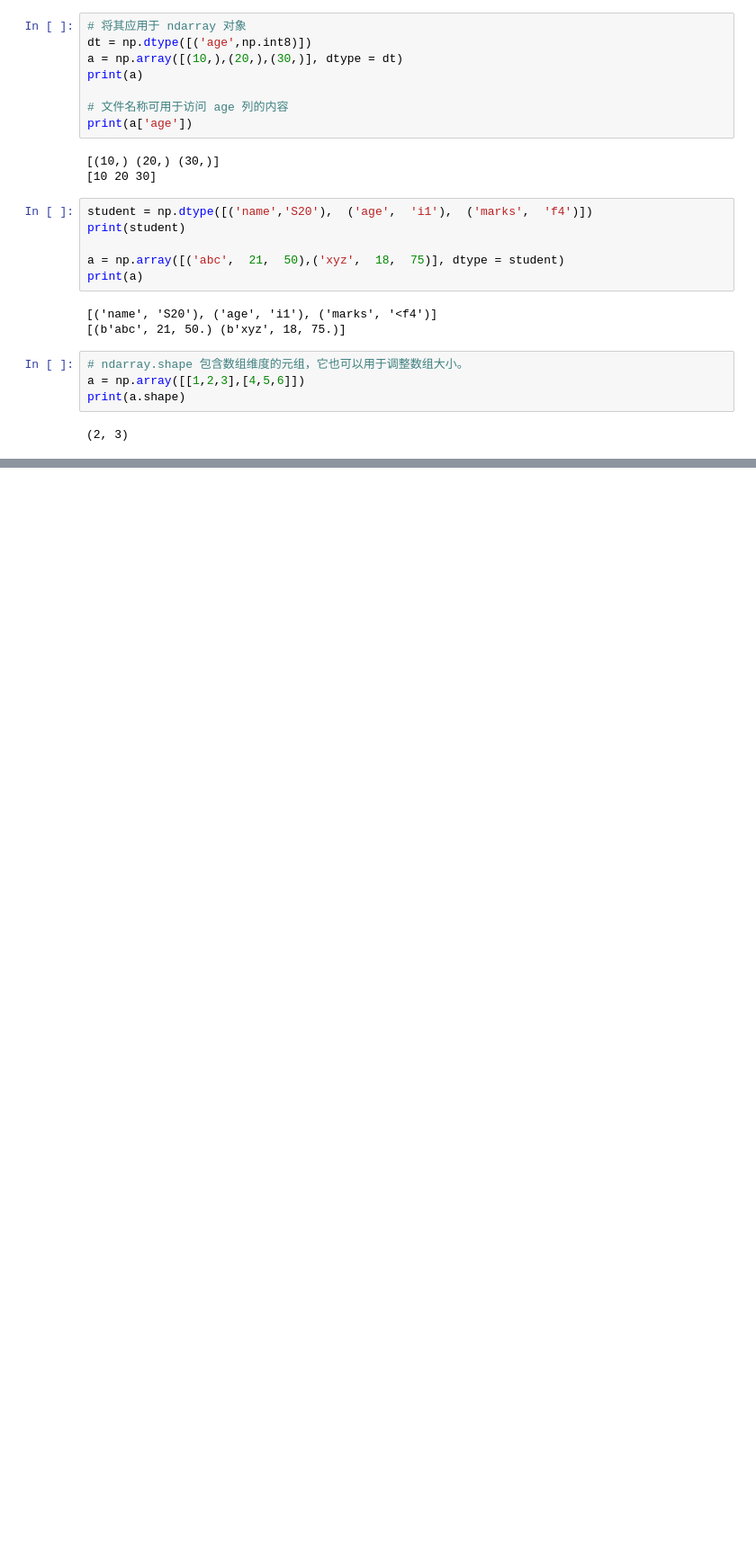
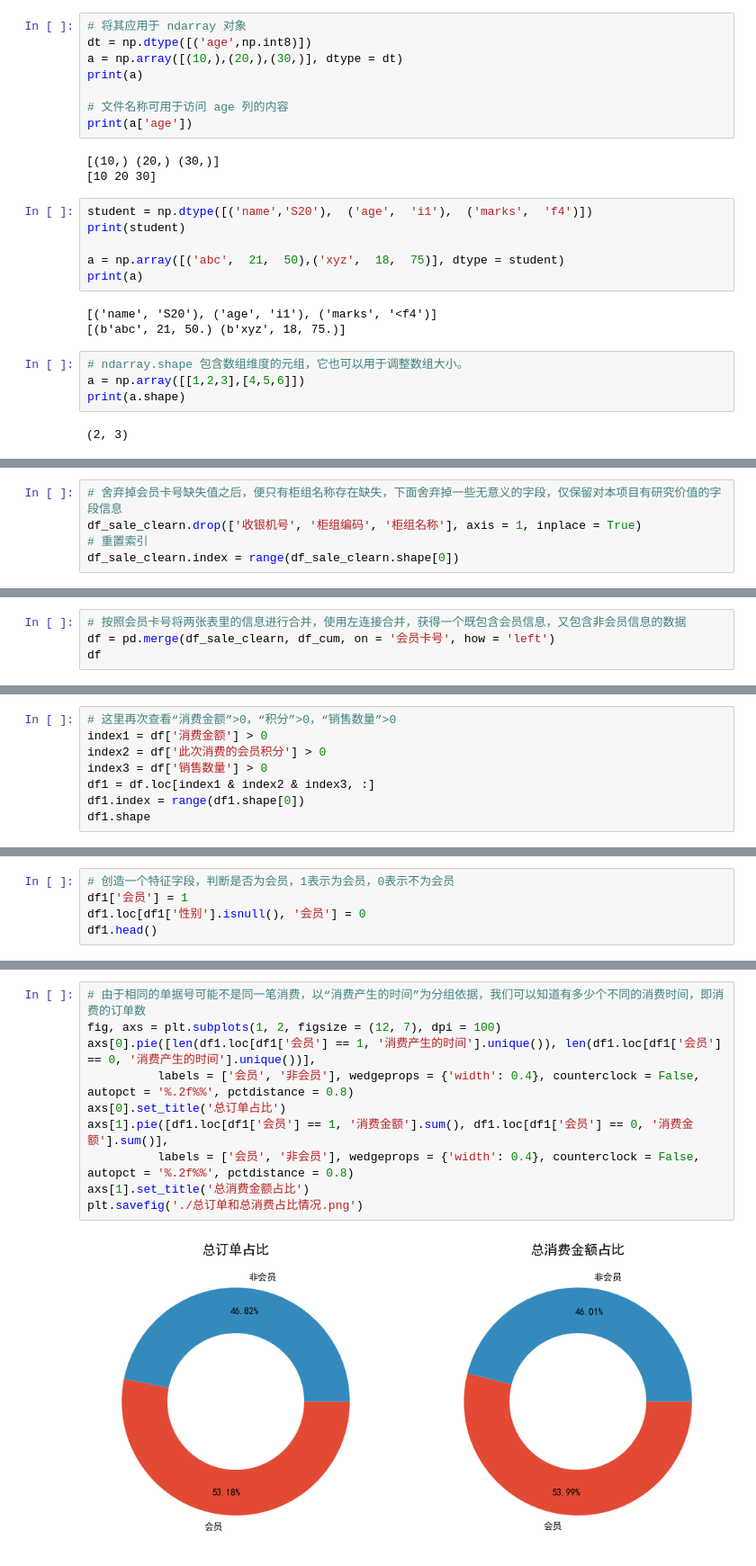
Before and after one commit to sherahchen123/Data-Analysis, a Jupyter notebook: 数据分析.ipynb, the cells around one changed output, grey strips where cells are left out. Shown at 90% size. Drawn from its saved outputs; the diff is of its cells as text; blank space fills up the shorter version.

```diff
--- a/数据分析.ipynb
+++ b/数据分析.ipynb
@@ -125,0 +492,5 @@ SyntaxError: invalid syntax. Perhaps you forgot a comma? (647361457.py, line 1)
+# %%
+# 舍弃掉会员卡号缺失值之后，便只有柜组名称存在缺失，下面舍弃掉一些无意义的字段，仅保留对本项目有研究价值的字段信息
+df_sale_clearn.drop(['收银机号', '柜组编码', '柜组名称'], axis = 1, inplace = True)
+# 重置索引
+df_sale_clearn.index = range(df_sale_clearn.shape[0])
@@ -125,0 +508,4 @@ SyntaxError: invalid syntax. Perhaps you forgot a comma? (647361457.py, line 1)
+# %%
+# 按照会员卡号将两张表里的信息进行合并，使用左连接合并，获得一个既包含会员信息，又包含非会员信息的数据
+df = pd.merge(df_sale_clearn, df_cum, on = '会员卡号', how = 'left')
+df
@@ -125,0 +526,8 @@ SyntaxError: invalid syntax. Perhaps you forgot a comma? (647361457.py, line 1)
+# %%
+# 这里再次查看“消费金额”>0，“积分”>0，“销售数量”>0
+index1 = df['消费金额'] > 0
+index2 = df['此次消费的会员积分'] > 0
+index3 = df['销售数量'] > 0
+df1 = df.loc[index1 & index2 & index3, :]
+df1.index = range(df1.shape[0])
+df1.shape
@@ -125,0 +538,5 @@ SyntaxError: invalid syntax. Perhaps you forgot a comma? (647361457.py, line 1)
+# %%
+# 创造一个特征字段，判断是否为会员，1表示为会员，0表示不为会员
+df1['会员'] = 1
+df1.loc[df1['性别'].isnull(), '会员'] = 0
+df1.head()
@@ -125,0 +605,12 @@ SyntaxError: invalid syntax. Perhaps you forgot a comma? (647361457.py, line 1)
+# %%
+# 由于相同的单据号可能不是同一笔消费，以“消费产生的时间”为分组依据，我们可以知道有多少个不同的消费时间，即消费的订单数
+fig, axs = plt.subplots(1, 2, figsize = (12, 7), dpi = 100)
+axs[0].pie([len(df1.loc[df1['会员'] == 1, '消费产生的时间'].unique()), len(df1.loc[df1['会员'] == 0, '消费产生的时间'].unique())],
+          labels = ['会员', '非会员'], wedgeprops = {'width': 0.4}, counterclock = False, autopct = '%.2f%%', pctdistance = 0.8)
+axs[0].set_title('总订单占比')
+axs[1].pie([df1.loc[df1['会员'] == 1, '消费金额'].sum(), df1.loc[df1['会员'] == 0, '消费金额'].sum()],
+          labels = ['会员', '非会员'], wedgeprops = {'width': 0.4}, counterclock = False, autopct = '%.2f%%', pctdistance = 0.8)
+axs[1].set_title('总消费金额占比')
+plt.savefig('./总订单和总消费占比情况.png')
+# %% [output]
+[figure, added]
```
Also changed, not shown: parts of 87 cells of this notebook, 11 other files.
